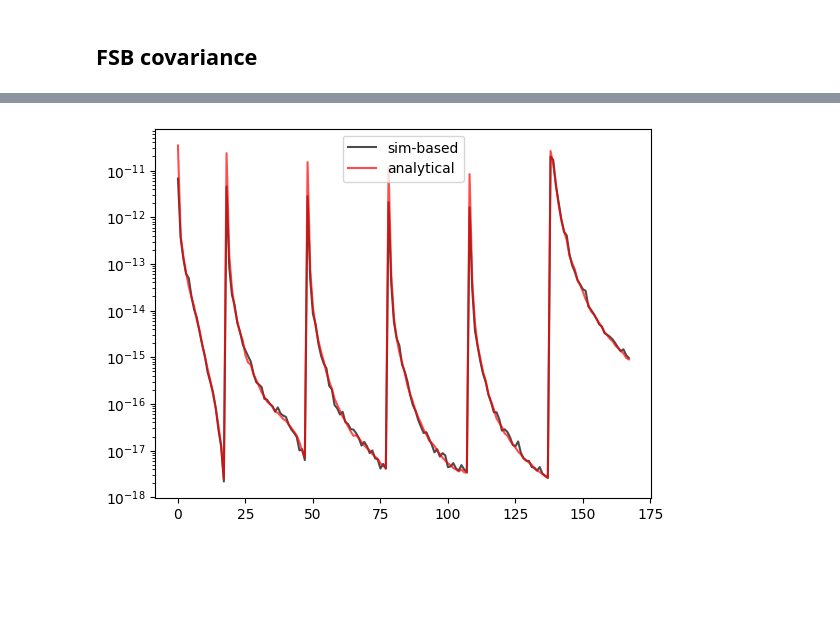
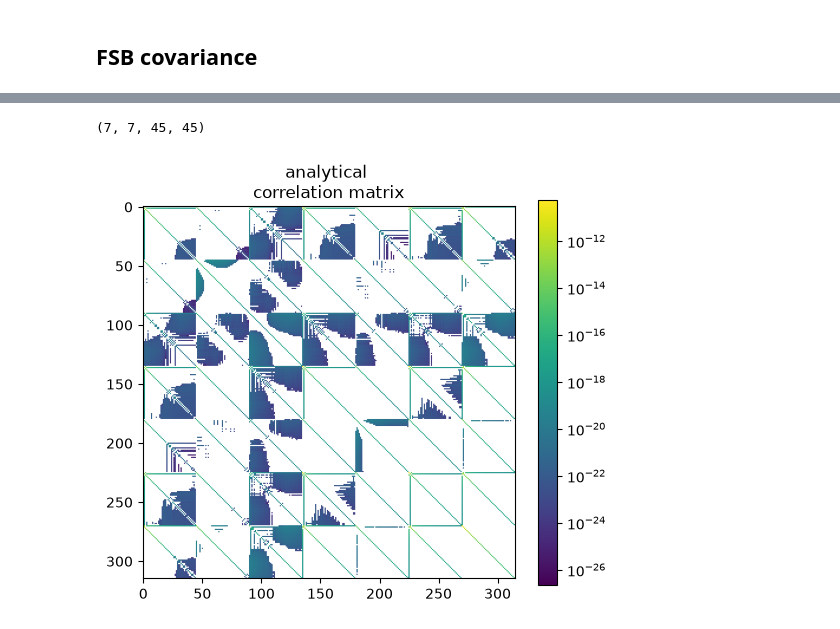
Before and after one commit to ashaeres/pyfsb, a Jupyter notebook: howtouse.ipynb, the cells around one changed output, grey strips where cells are left out. Saved outputs shown, nothing was run; the diff lists cells and outputs as text; code cells hidden in the pictures; blank space fills up the shorter version.

```diff
--- a/howtouse.ipynb
+++ b/howtouse.ipynb
@@ -180,4 +164,4 @@ print(simcov.shape, fsbsims_flat.shape)
 # %%
 # analytical covariance
 # (includes disconnected covariance + non gaussian terms N222 and N32)
-anacov = fsb_test.get_full_cov() # as simple as that (may take a while though)
+anacov = fsb_test.get_cov_auto(n222=False, n32=False) # as simple as that (may take a while though)
@@ -242,7 +168,42 @@ plt.colorbar();
-# %%
-# plotting the main diagonal of the covariance matrix
-plt.semilogy(np.diag(fixflatm(simcov)), 'k-', alpha=0.7, label='sim-based')
-plt.semilogy(np.diag(fixflatm(anacov)), 'r-', alpha=0.7, label='analytical')
-plt.legend();
-# %% [output]
-[figure, removed]
+# %%
+anacov.shape
+# %% [output]
+(7, 7, 45, 45)
+# %%
+def cor(cov):
+
+    """
+    This function returns the correlation matrix
+    corresponding to the covariance matrix.
+    """
+
+    return cov/np.sqrt(np.outer(np.diag(cov), np.diag(cov)))
+
+def _reduce2(bigm):
+    """
+    Reduces the dimensionality of an array by 2 along its first two axes.
+
+    Arguments
+    ----------
+    bigm : array with shape (i, j, k, ...)
+
+    Returns
+    ----------
+    An array of shape (k, ...)
+
+    """
+    minus1 = np.hstack(tuple(l for l in bigm)); # print(minus1.shape)
+    minus2 = np.hstack(tuple(l for l in minus1)); # print(minus2.shape)
+    return minus2
+
+anacor = _reduce2(anacov) # cor(_reduce2(anacov))
+mini = np.min(anacor)
+maxi = np.max(anacor)
+
+plt.figure(figsize=(6,5))
+# plt.imshow(anacor, vmin=mini, vmax=maxi, norm='log')
+plt.imshow(anacor, norm='log')
+plt.title('analytical \ncorrelation matrix')
+plt.colorbar();
+# %% [output]
+[figure, added]
```
Also changed, not shown: parts of 7 cells of this notebook, 1 other file.
